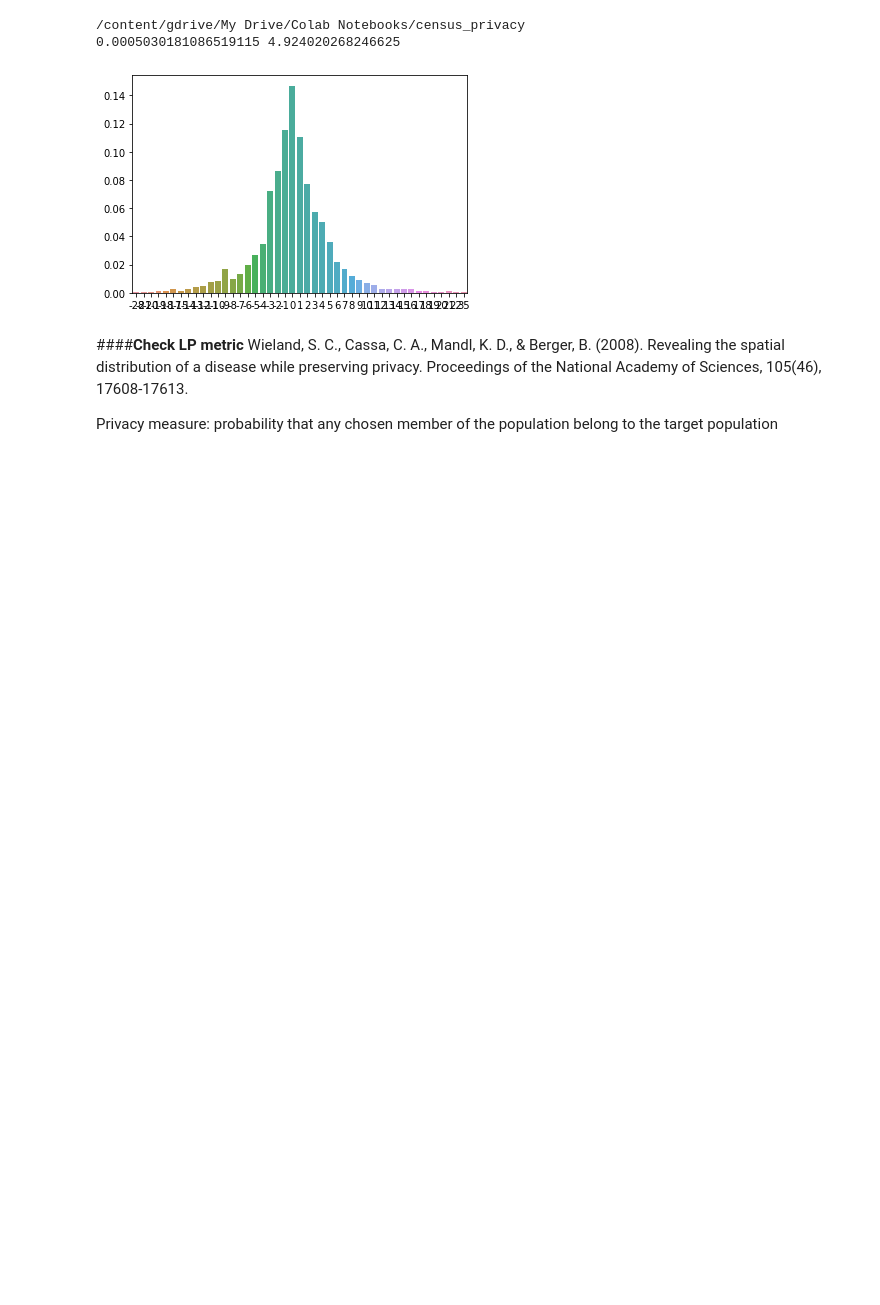
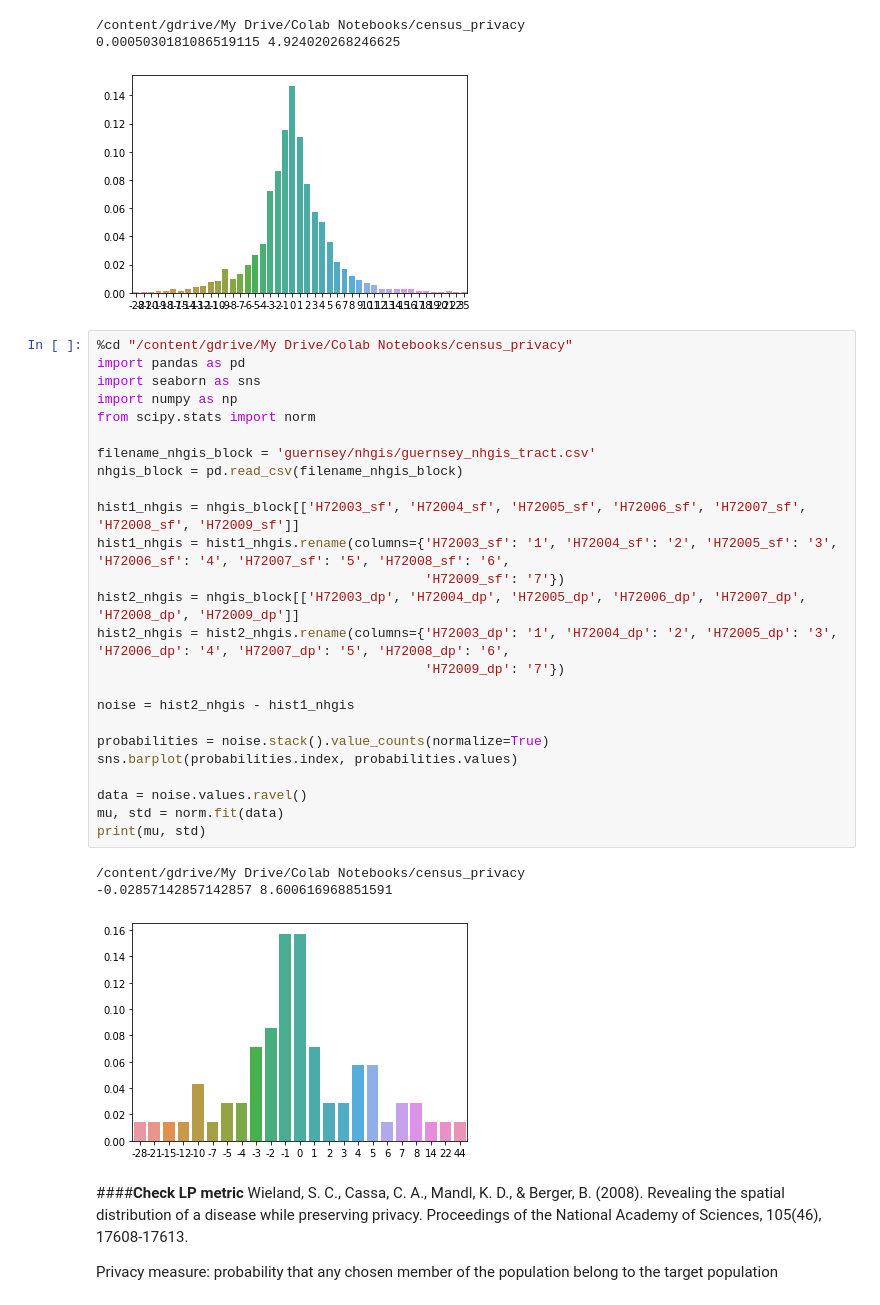
Before and after one commit to linyuehzzz/tda-eval, a Jupyter notebook: cell_uniques.ipynb, the cells around one changed output. Drawn from its saved outputs; the diff is of its cells as text; blank space fills up the shorter version.

```diff
--- a/cell_uniques.ipynb
+++ b/cell_uniques.ipynb
@@ -1215,6 +1273,35 @@ print(mu, std)
 /content/gdrive/My Drive/Colab Notebooks/census_privacy
 0.0005030181086519115 4.924020268246625
 [figure]
+# %%
+%cd "/content/gdrive/My Drive/Colab Notebooks/census_privacy"
+import pandas as pd
+import seaborn as sns
+import numpy as np
+from scipy.stats import norm
+
+filename_nhgis_block = 'guernsey/nhgis/guernsey_nhgis_tract.csv'
+nhgis_block = pd.read_csv(filename_nhgis_block)
+
+hist1_nhgis = nhgis_block[['H72003_sf', 'H72004_sf', 'H72005_sf', 'H72006_sf', 'H72007_sf', 'H72008_sf', 'H72009_sf']]
+hist1_nhgis = hist1_nhgis.rename(columns={'H72003_sf': '1', 'H72004_sf': '2', 'H72005_sf': '3', 'H72006_sf': '4', 'H72007_sf': '5', 'H72008_sf': '6',
+                                          'H72009_sf': '7'})
+hist2_nhgis = nhgis_block[['H72003_dp', 'H72004_dp', 'H72005_dp', 'H72006_dp', 'H72007_dp', 'H72008_dp', 'H72009_dp']]
+hist2_nhgis = hist2_nhgis.rename(columns={'H72003_dp': '1', 'H72004_dp': '2', 'H72005_dp': '3', 'H72006_dp': '4', 'H72007_dp': '5', 'H72008_dp': '6',
+                                          'H72009_dp': '7'})
+
+noise = hist2_nhgis - hist1_nhgis
+
+probabilities = noise.stack().value_counts(normalize=True)
+sns.barplot(probabilities.index, probabilities.values)
+
+data = noise.values.ravel()
+mu, std = norm.fit(data)
+print(mu, std)
+# %% [output]
+/content/gdrive/My Drive/Colab Notebooks/census_privacy
+-0.02857142857142857 8.600616968851591
+[figure, added]
 # %% [markdown]
 ####**Check LP metric**
 Wieland, S. C., Cassa, C. A., Mandl, K. D., & Berger, B. (2008). Revealing the spatial distribution of a disease while preserving privacy. Proceedings of the National Academy of Sciences, 105(46), 17608-17613.
```
Also changed, not shown: parts of 2 cells of this notebook.
